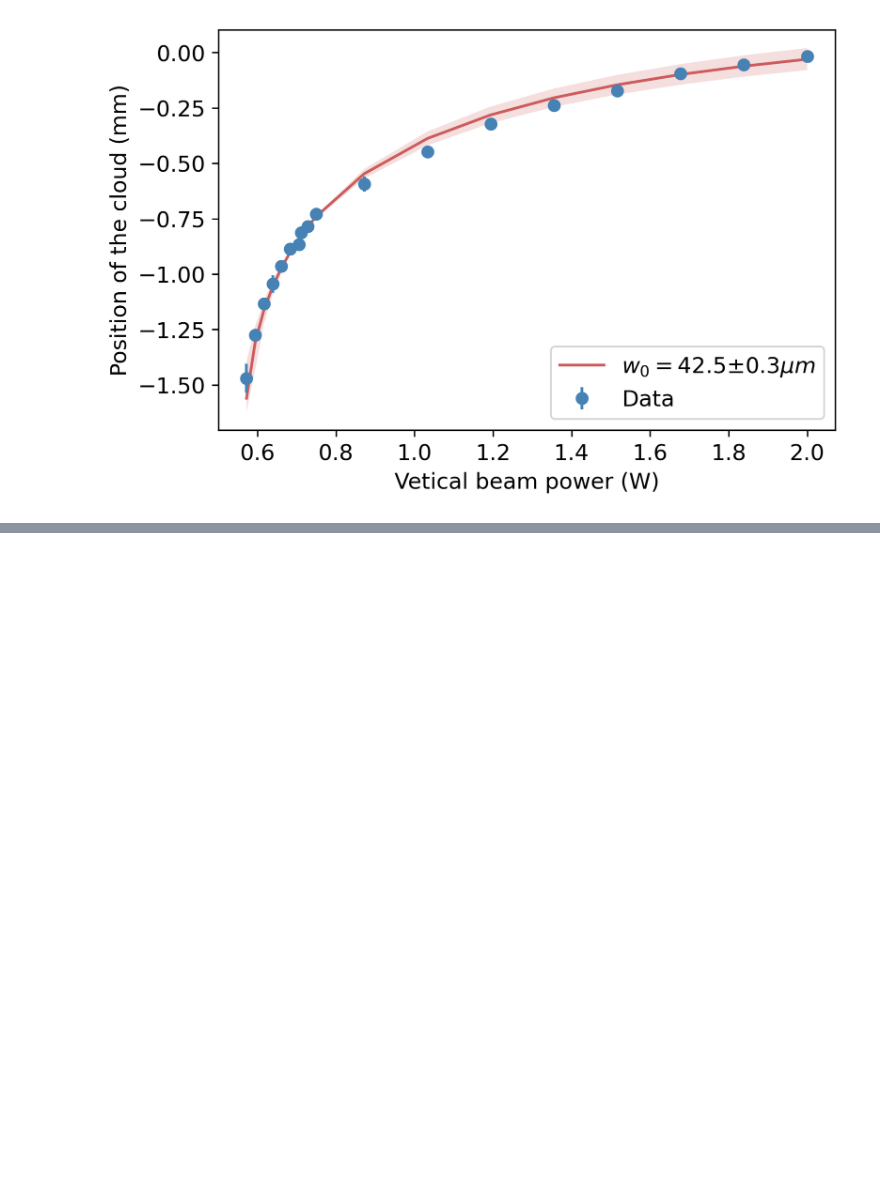
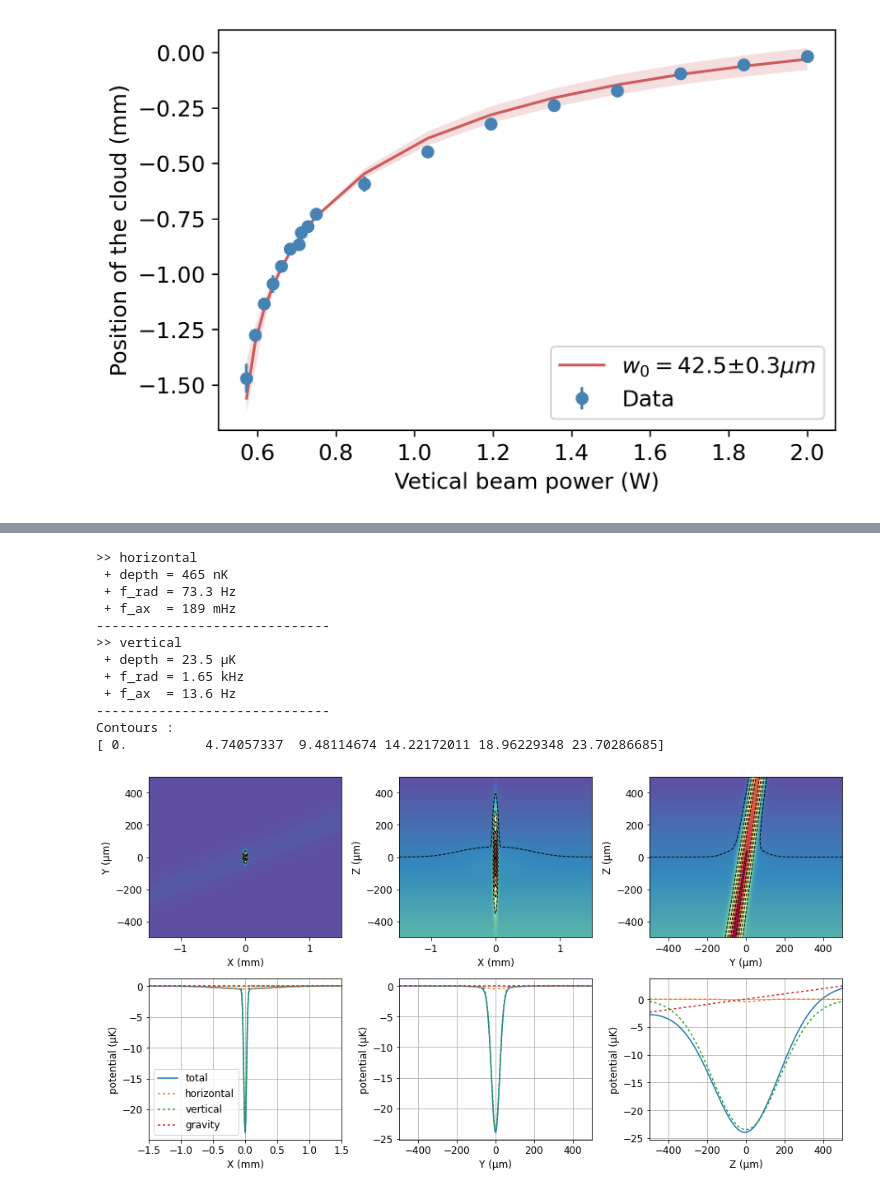
Before and after one commit to quantumatomoptic/heliumtools, a Jupyter notebook: heliumtools/exemples/odt-calc.ipynb, the cells around one changed output, grey strips where cells are left out. Cells and saved outputs as stored; diff of their text form; code cells hidden in the pictures; blank space fills up the shorter version.

```diff
--- a/heliumtools/exemples/odt-calc.ipynb
+++ b/heliumtools/exemples/odt-calc.ipynb
@@ -191,0 +266,48 @@ No value for 0.572222222
+# %%
+#X est l'axe pompe
+#Y est l'axe Zeeman
+# Z est la gravité
+vertical_power = 0.5
+vertical_waist = 42.5e-6
+
+beamV = {'waist_value': vertical_waist,
+         'power': vertical_power,
+         'theta': 7 * pi / 180,  # i.e. in vertical plane
+         'phi': pi/2,
+         'label': 'vertical'}
+
+beamH = {'waist_value': 135e-6,
+         'power': 0.1 ,
+         'theta': pi / 2,  # i.e. in horizontal plane
+         'phi': 9 * pi / 180,
+         'waist_position':(0,0,0),
+         'label': 'horizontal'}
+
+odt7degres = Trap(atom=Helium())
+
+# trap general settings
+odt7degres.gravity = True  # enables gravity (True by default)
+odt7degres.magnetic_field_offset = (0, 0, 0)  # homogeneous magnetic field offset
+# -- setup trap
+odt7degres.add_laser(**beamH)
+odt7degres.add_laser(**beamV)
+#odt.add_laser(**beamV2)
+# -- analyze
+# expected properties
+odt7degres.compute_theoretical_properties()
+# plot potential
+odt7degres.plot_potential(spatial_range=(1.5e-3, 500e-6, 500e-6), figsize=(13,7))
+# %% [output]
+>> horizontal
+ + depth = 465 nK
+ + f_rad = 73.3 Hz
+ + f_ax  = 189 mHz
+------------------------------
+>> vertical
+ + depth = 23.5 µK
+ + f_rad = 1.65 kHz
+ + f_ax  = 13.6 Hz
+------------------------------
+Contours :
+[ 0.          4.74057337  9.48114674 14.22172011 18.96229348 23.70286685]
+[figure, added]
```
Also changed, not shown: parts of 8 cells of this notebook, 11 other files.
